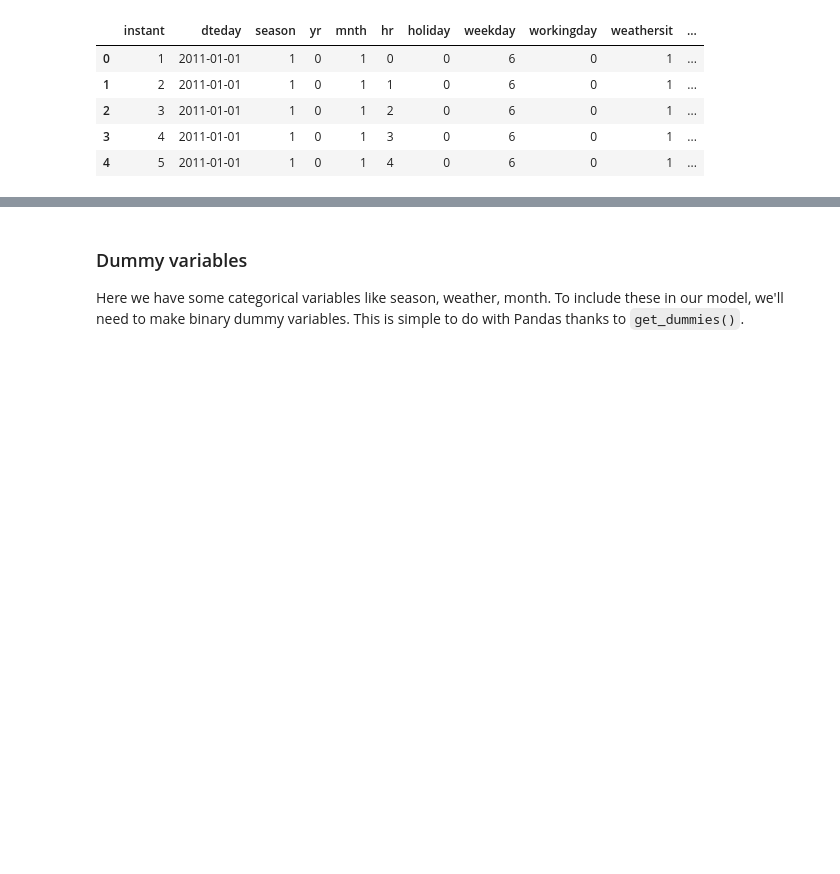
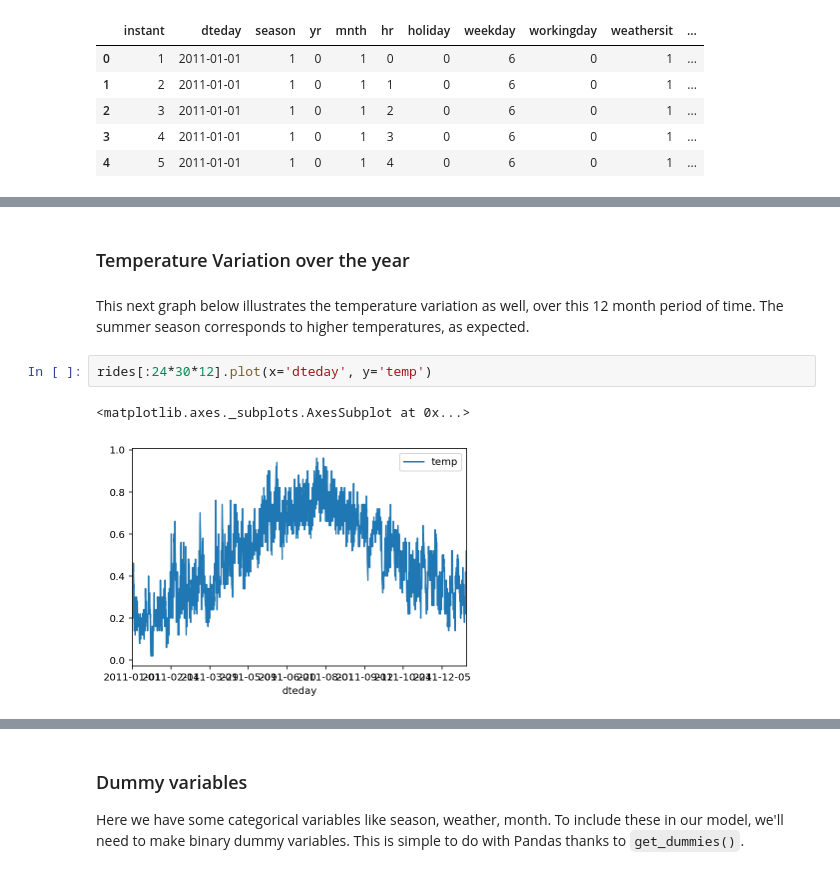
Before and after one commit to alikureishy/DL-bikeshare-users, a Jupyter notebook: DLND Your first neural network.ipynb, the cells around one changed output, grey strips where cells are left out. Drawn from its saved outputs; the diff is of its cells as text; blank space fills up the shorter version.

```diff
--- a/DLND Your first neural network.ipynb
+++ b/DLND Your first neural network.ipynb
@@ -48,0 +49,9 @@ rides[:24*10].plot(x='dteday', y='workingday')
+# %% [markdown]
+### Temperature Variation over the year
+# %% [markdown]
+This next graph below illustrates the temperature variation as well, over this 12 month period of time. The summer season corresponds to higher temperatures, as expected.
+# %%
+rides[:24*30*12].plot(x='dteday', y='temp')
+# %% [output]
+<matplotlib.axes._subplots.AxesSubplot at 0x...>
+[figure, added]
```
Also changed, not shown: parts of 19 cells of this notebook, 2 other files.
